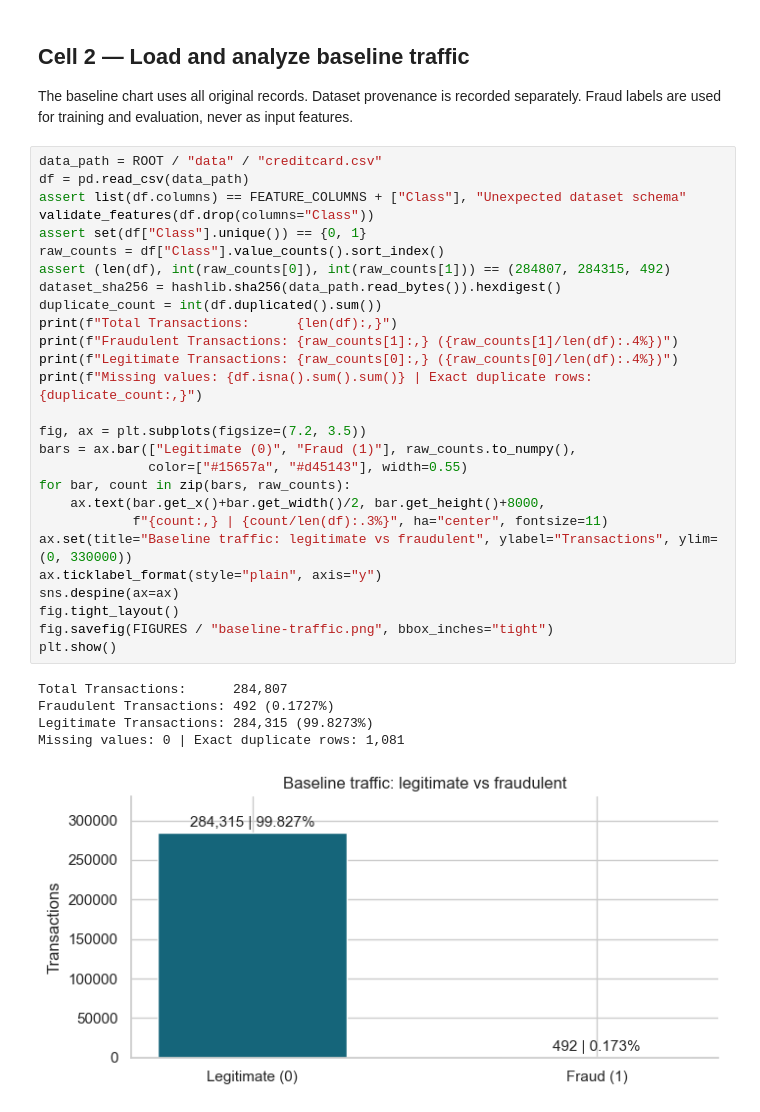
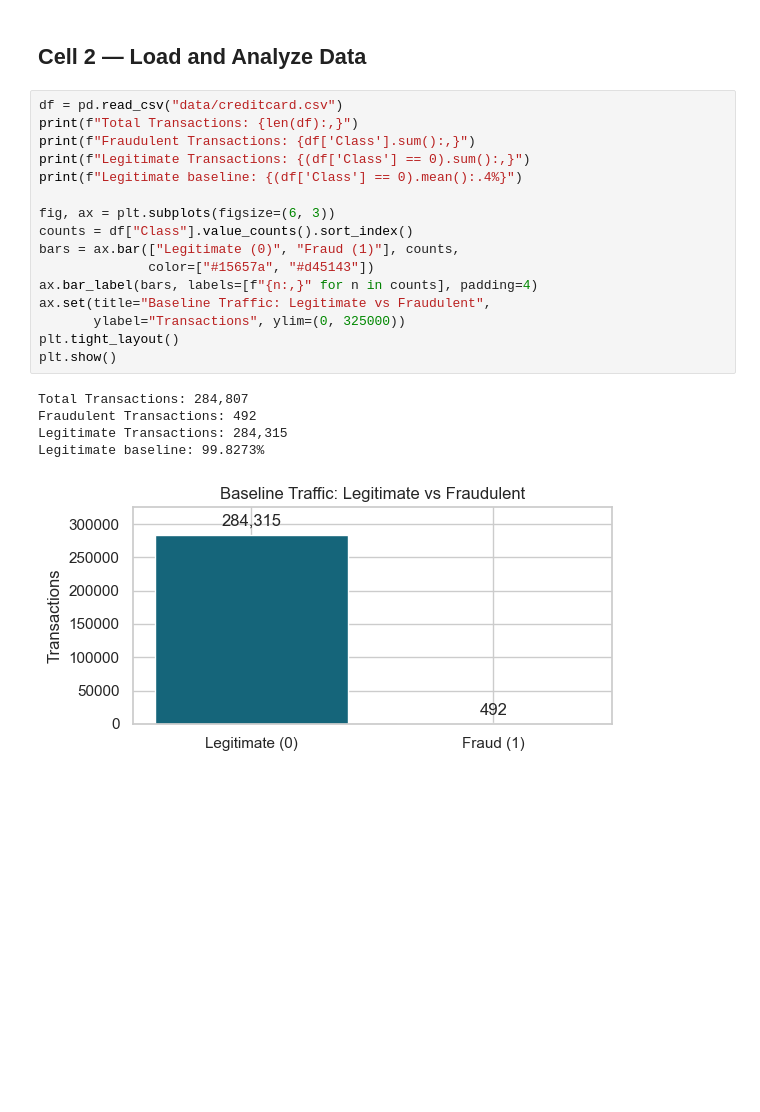
Before and after one commit to sajidali547/ArchTech-AI-Fraud-Detection-SOC, a Jupyter notebook: AI_Fraud_Detection.ipynb, the cells around one changed output. Drawn from its saved outputs; the diff is of its cells as text; blank space fills up the shorter version.

Commit message:
Simplify to six-cell notebook and replace generated panels with a real PC capture

```diff
--- a/AI_Fraud_Detection.ipynb
+++ b/AI_Fraud_Detection.ipynb
@@ -76,38 +30,25 @@ Operating target: legitimate suppression >= 99.8%; random seed = 42
 # %% [markdown]
-## Cell 2 — Load and analyze baseline traffic
-The baseline chart uses all original records. Dataset provenance is recorded
-separately. Fraud labels are used for training and evaluation, never as input features.
+## Cell 2 — Load and Analyze Data
 # %%
-data_path = ROOT / "data" / "creditcard.csv"
-df = pd.read_csv(data_path)
-assert list(df.columns) == FEATURE_COLUMNS + ["Class"], "Unexpected dataset schema"
-validate_features(df.drop(columns="Class"))
-assert set(df["Class"].unique()) == {0, 1}
-raw_counts = df["Class"].value_counts().sort_index()
-assert (len(df), int(raw_counts[0]), int(raw_counts[1])) == (284807, 284315, 492)
-dataset_sha256 = hashlib.sha256(data_path.read_bytes()).hexdigest()
-duplicate_count = int(df.duplicated().sum())
-print(f"Total Transactions:      {len(df):,}")
-print(f"Fraudulent Transactions: {raw_counts[1]:,} ({raw_counts[1]/len(df):.4%})")
-print(f"Legitimate Transactions: {raw_counts[0]:,} ({raw_counts[0]/len(df):.4%})")
-print(f"Missing values: {df.isna().sum().sum()} | Exact duplicate rows: {duplicate_count:,}")
+df = pd.read_csv("data/creditcard.csv")
+print(f"Total Transactions: {len(df):,}")
+print(f"Fraudulent Transactions: {df['Class'].sum():,}")
+print(f"Legitimate Transactions: {(df['Class'] == 0).sum():,}")
+print(f"Legitimate baseline: {(df['Class'] == 0).mean():.4%}")
 
-fig, ax = plt.subplots(figsize=(7.2, 3.5))
-bars = ax.bar(["Legitimate (0)", "Fraud (1)"], raw_counts.to_numpy(),
-              color=["#15657a", "#d45143"], width=0.55)
-for bar, count in zip(bars, raw_counts):
-    ax.text(bar.get_x()+bar.get_width()/2, bar.get_height()+8000,
-            f"{count:,} | {count/len(df):.3%}", ha="center", fontsize=11)
-ax.set(title="Baseline traffic: legitimate vs fraudulent", ylabel="Transactions", ylim=(0, 330000))
-ax.ticklabel_format(style="plain", axis="y")
-sns.despine(ax=ax)
-fig.tight_layout()
-fig.savefig(FIGURES / "baseline-traffic.png", bbox_inches="tight")
+fig, ax = plt.subplots(figsize=(6, 3))
+counts = df["Class"].value_counts().sort_index()
+bars = ax.bar(["Legitimate (0)", "Fraud (1)"], counts,
+              color=["#15657a", "#d45143"])
+ax.bar_label(bars, labels=[f"{n:,}" for n in counts], padding=4)
+ax.set(title="Baseline Traffic: Legitimate vs Fraudulent",
+       ylabel="Transactions", ylim=(0, 325000))
+plt.tight_layout()
 plt.show()
 # %% [output]
-Total Transactions:      284,807
-Fraudulent Transactions: 492 (0.1727%)
-Legitimate Transactions: 284,315 (99.8273%)
-Missing values: 0 | Exact duplicate rows: 1,081
+Total Transactions: 284,807
+Fraudulent Transactions: 492
+Legitimate Transactions: 284,315
+Legitimate baseline: 99.8273%
-[figure, old version]
+[figure, new version]
 # %% [markdown]
```
Also changed, not shown: parts of 12 cells of this notebook, 33 other files.
